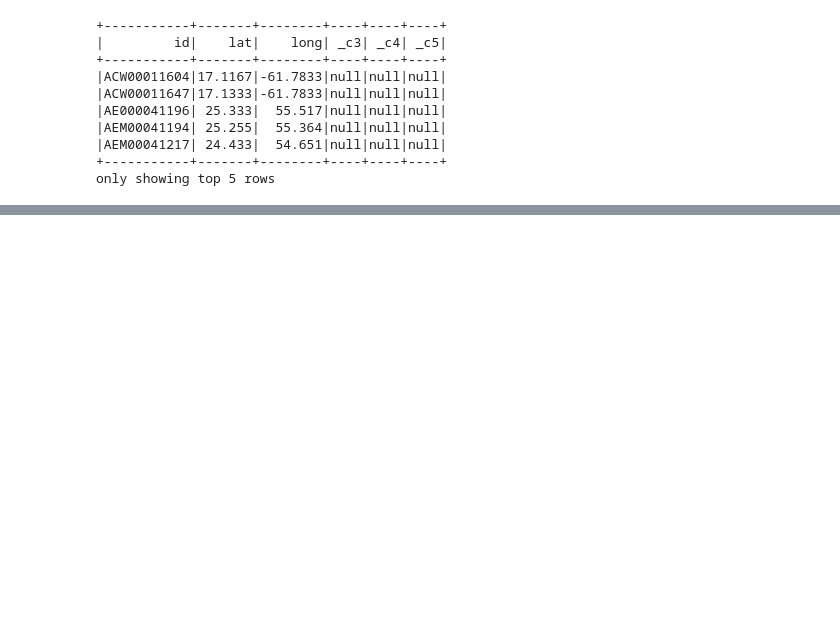
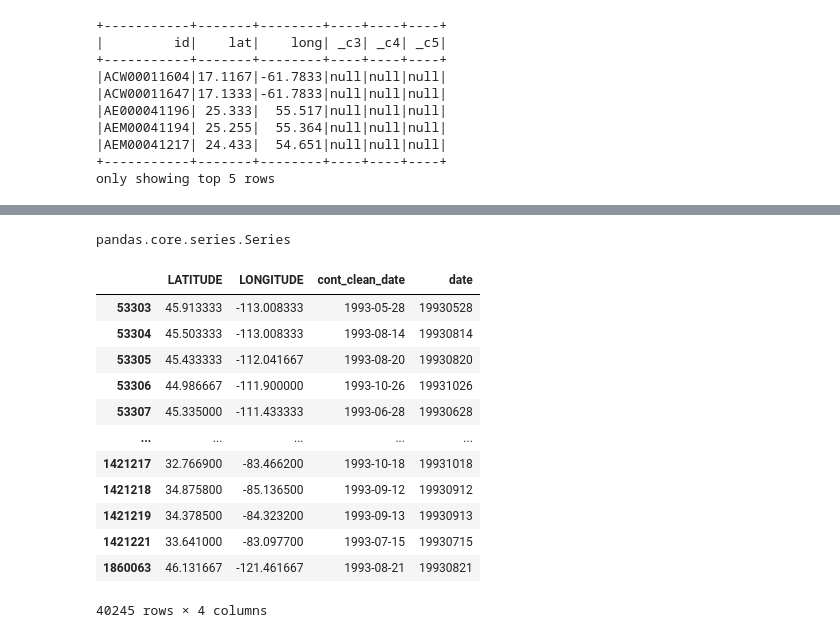
Before and after one commit to chettkulkarni/MachineLearning, a Jupyter notebook: weatherDataLoad.ipynb, the cells around one changed output, grey strips where cells are left out. Saved outputs shown, nothing was run; the diff lists cells and outputs as text; code cells hidden in the pictures; blank space fills up the shorter version.

```diff
--- a/weatherDataLoad.ipynb
+++ b/weatherDataLoad.ipynb
@@ -224,0 +239,2 @@ final_df=final_df.selectExpr('id','lat','long','date','type','value')
+# %%
+df_1993=df_1993[['LATITUDE','LONGITUDE','cont_clean_date']]
@@ -224,0 +257,2 @@ final_df=final_df.selectExpr('id','lat','long','date','type','value')
+# %%
+df_1993=df_1993.dropna()
@@ -224,0 +275,24 @@ final_df=final_df.selectExpr('id','lat','long','date','type','value')
+# %%
+type(df_1993['cont_clean_date'])
+# %% [output]
+pandas.core.series.Series
+# %%
+df_1993['cont_clean_date']=df_1993['cont_clean_date'].astype(str)
+# %%
+df_1993['date']=df_1993['cont_clean_date'].replace('-', '', regex=True).astype(int)
+# %%
+df_1993
+# %% [output]
+|  | LATITUDE | LONGITUDE | cont_clean_date | date |
+| 53303 | 45.913333 | -113.008333 | 1993-05-28 | 19930528 |
+| 53304 | 45.503333 | -113.008333 | 1993-08-14 | 19930814 |
+| 53305 | 45.433333 | -112.041667 | 1993-08-20 | 19930820 |
+| 53306 | 44.986667 | -111.900000 | 1993-10-26 | 19931026 |
+| 53307 | 45.335000 | -111.433333 | 1993-06-28 | 19930628 |
+| ... | ... | ... | ... | ... |
+| 1421217 | 32.766900 | -83.466200 | 1993-10-18 | 19931018 |
+| 1421218 | 34.875800 | -85.136500 | 1993-09-12 | 19930912 |
+| 1421219 | 34.378500 | -84.323200 | 1993-09-13 | 19930913 |
+| 1421221 | 33.641000 | -83.097700 | 1993-07-15 | 19930715 |
+| 1860063 | 46.131667 | -121.461667 | 1993-08-21 | 19930821 |
+40245 rows × 4 columns
```
Also changed, not shown: parts of 36 cells of this notebook.
